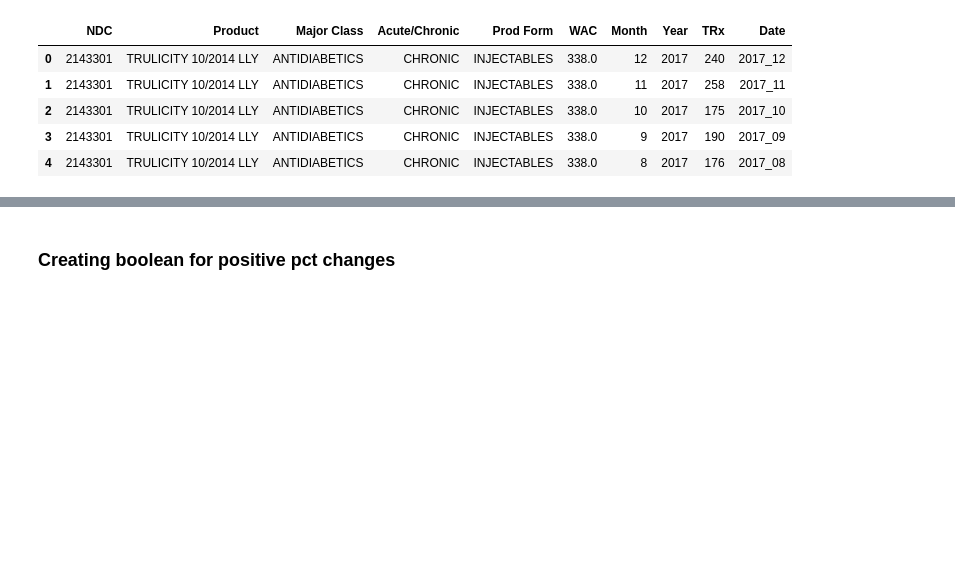
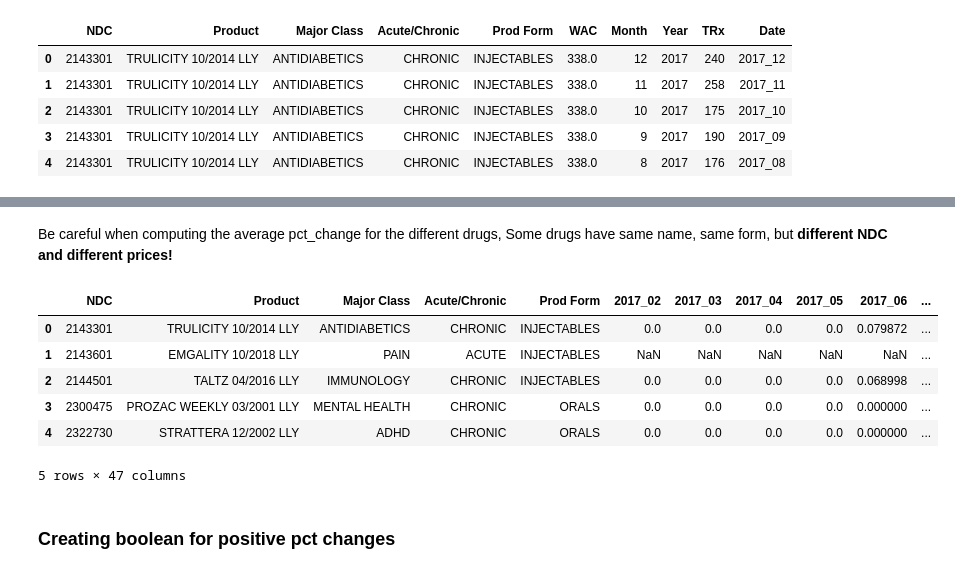
Before and after one commit to pauldoan/CBS_Nephron, a Jupyter notebook: Research/Price_changes.ipynb, the cells around one changed output, grey strips where cells are left out. Drawn from its saved outputs; the diff is of its cells as text; code cells hidden in the pictures; blank space fills up the shorter version.

```diff
--- a/Research/Price_changes.ipynb
+++ b/Research/Price_changes.ipynb
@@ -77,10 +102,19 @@ percent_changes.head()
+# %% [markdown]
+Be careful when computing the average pct_change for the different drugs,  Some drugs have same name, same form, but **different NDC and different prices!**
 # %%
-# Correcting the different NDC for unique product
-percent_changes = pd.merge(percent_changes.groupby(['Product']).mean().reset_index().drop('NDC', axis=1),
-                           percent_changes[['NDC', 'Product', 'Major Class', 'Acute/Chronic', 'Prod Form']].drop_duplicates(subset='Product'),
+# Averaging Percent change over all duplicated druges (multiple NDC for same drug)
+percent_changes = pd.merge(percent_changes[['NDC', 'Product', 'Major Class', 'Acute/Chronic', 'Prod Form']].drop_duplicates(subset='Product'),
+                           percent_changes.groupby(['Product']).mean().reset_index().drop('NDC', axis=1),
                            left_on='Product', right_on='Product', how='left')
-percent_changes = percent_changes[['NDC', 'Product', 'Major Class', 'Acute/Chronic', 'Prod Form'] + list(percent_changes.columns[1: 43])]
 percent_changes.head()
+# %% [output]
+|  | NDC | Product | Major Class | Acute/Chronic | Prod Form | 2017_02 | 2017_03 | 2017_04 | 2017_05 | 2017_06 | ... |
+| 0 | 2143301 | TRULICITY 10/2014 LLY | ANTIDIABETICS | CHRONIC | INJECTABLES | 0.0 | 0.0 | 0.0 | 0.0 | 0.079872 | ... |
+| 1 | 2143601 | EMGALITY 10/2018 LLY | PAIN | ACUTE | INJECTABLES | NaN | NaN | NaN | NaN | NaN | ... |
+| 2 | 2144501 | TALTZ 04/2016 LLY | IMMUNOLOGY | CHRONIC | INJECTABLES | 0.0 | 0.0 | 0.0 | 0.0 | 0.068998 | ... |
+| 3 | 2300475 | PROZAC WEEKLY 03/2001 LLY | MENTAL HEALTH | CHRONIC | ORALS | 0.0 | 0.0 | 0.0 | 0.0 | 0.000000 | ... |
+| 4 | 2322730 | STRATTERA 12/2002 LLY | ADHD | CHRONIC | ORALS | 0.0 | 0.0 | 0.0 | 0.0 | 0.000000 | ... |
+5 rows × 47 columns
 # %%
 # percent_changes.to_csv('drugs_pct_changes_monthly.csv', index=False)
 # %% [markdown]
```
Also changed, not shown: parts of 13 cells of this notebook, 2 other files.
